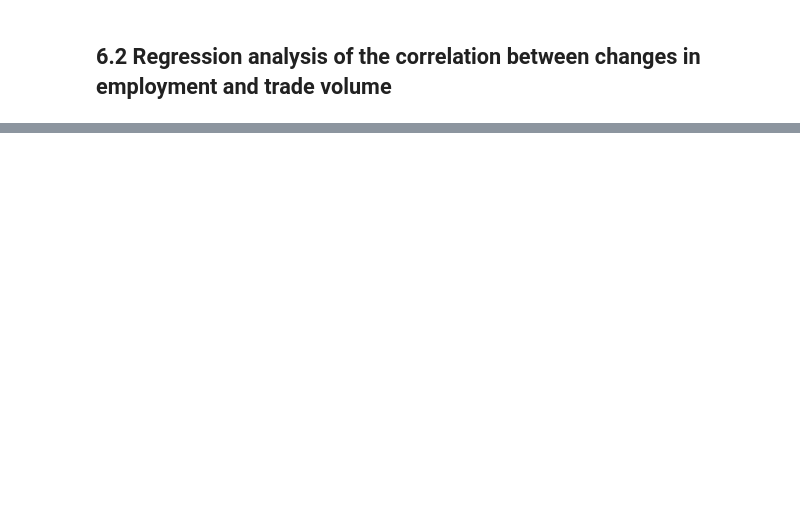
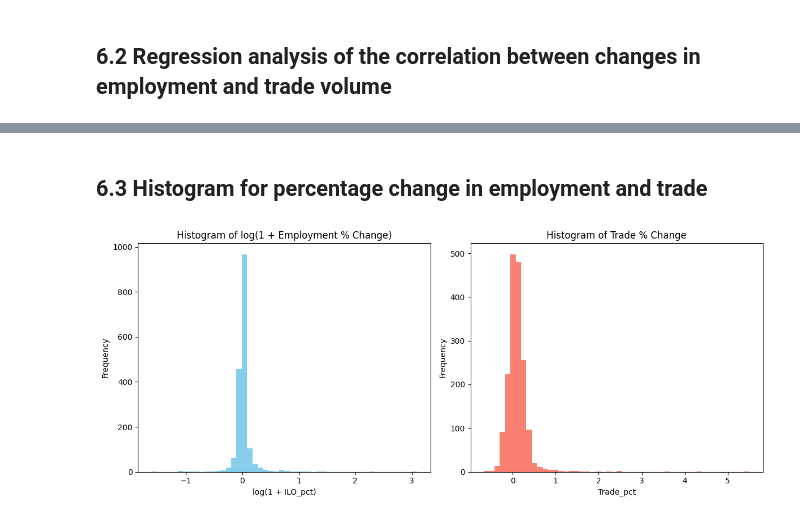
Before and after one commit to Graspp-25-Spring/graspp-25S-trade, a Jupyter notebook: notebooks/milestone_employment_trade_change_regression_Yijing.ipynb, the cells around one changed output, grey strips where cells are left out. Saved outputs shown, nothing was run; the diff lists cells and outputs as text; code cells hidden in the pictures; blank space fills up the shorter version.

```diff
--- a/notebooks/milestone_employment_trade_change_regression_Yijing.ipynb
+++ b/notebooks/milestone_employment_trade_change_regression_Yijing.ipynb
@@ -257,0 +257,25 @@ Text(0.5, 1.0, 'Regression Analysis of Employment and Trade Volume Changes')
+# %% [markdown]
+## 6.3 Histogram for percentage change in employment and trade
+# %%
+# Plot histogram for percentage change in employment
+# I use log for pct change in employment to reduce the effect of extreme values as the distribution without log was heavily right-skewed
+
+plt.figure(figsize=(12, 5))
+
+plt.subplot(1, 2, 1)
+plt.hist(np.log1p(df_clean['ILO_pct']), bins=50, color='skyblue')
+plt.title("Histogram of log(1 + Employment % Change)")
+plt.xlabel("log(1 + ILO_pct)")
+plt.ylabel("Frequency")
+
+# Plot histogram for percentage change in trade
+plt.subplot(1, 2, 2)
+plt.hist(df_clean['Trade_pct'], bins=50, color='salmon')
+plt.title("Histogram of Trade % Change")
+plt.xlabel("Trade_pct")
+plt.ylabel("Frequency")
+
+plt.tight_layout()
+plt.show()
+# %% [output]
+[figure, added]
```
Also changed, not shown: parts of 9 cells of this notebook.
